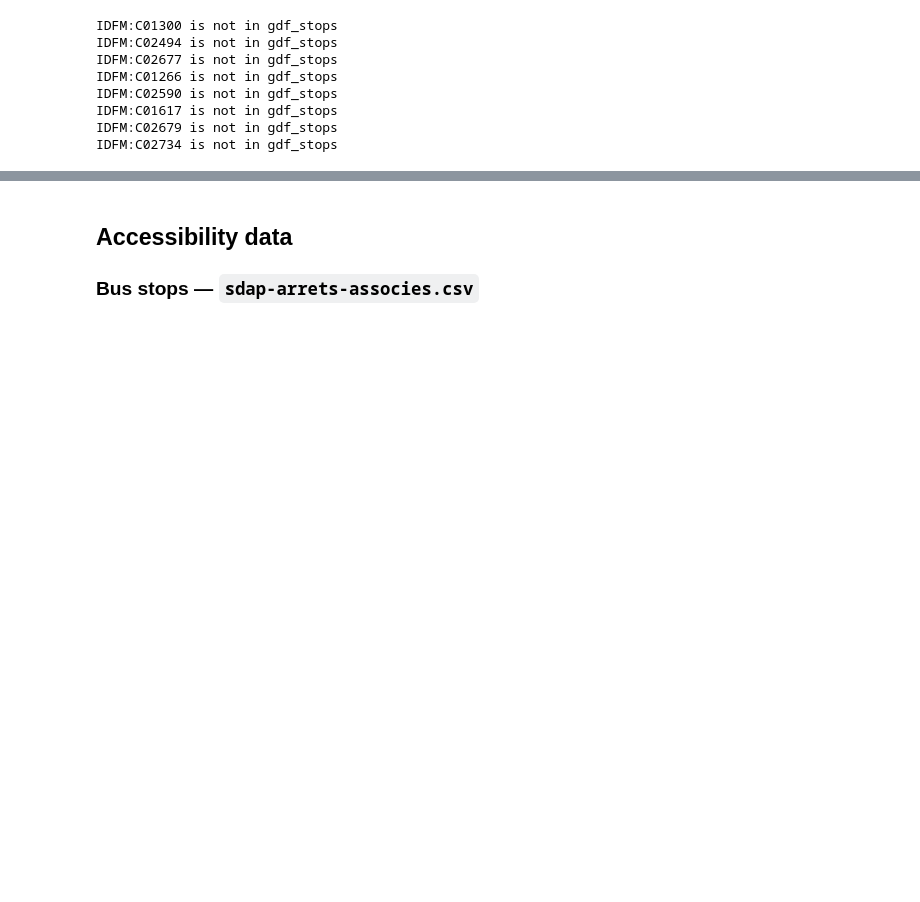
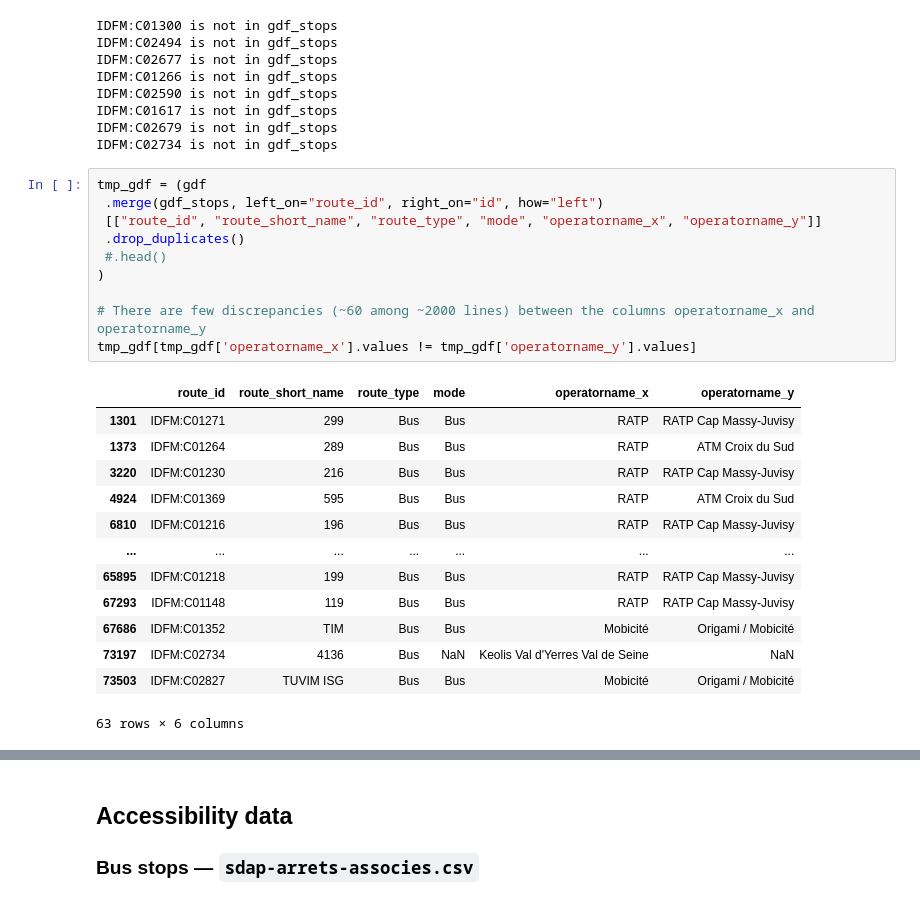
Before and after one commit to gefleury/transports-accessibles-idf, a Jupyter notebook: notebooks/explore_data.ipynb, the cells around one changed output, grey strips where cells are left out. Drawn from its saved outputs; the diff is of its cells as text; blank space fills up the shorter version.

```diff
--- a/notebooks/explore_data.ipynb
+++ b/notebooks/explore_data.ipynb
@@ -284,3 +281,27 @@ IDFM:C02590 is not in gdf_stops
 IDFM:C01617 is not in gdf_stops
 IDFM:C02679 is not in gdf_stops
 IDFM:C02734 is not in gdf_stops
+# %%
+tmp_gdf = (gdf
+ .merge(gdf_stops, left_on="route_id", right_on="id", how="left")
+ [["route_id", "route_short_name", "route_type", "mode", "operatorname_x", "operatorname_y"]]
+ .drop_duplicates()
+ #.head()
+)
+
+# There are few discrepancies (~60 among ~2000 lines) between the columns operatorname_x and operatorname_y
+tmp_gdf[tmp_gdf['operatorname_x'].values != tmp_gdf['operatorname_y'].values]
+# %% [output]
+|  | route_id | route_short_name | route_type | mode | operatorname_x | operatorname_y |
+| 1301 | IDFM:C01271 | 299 | Bus | Bus | RATP | RATP Cap Massy-Juvisy |
+| 1373 | IDFM:C01264 | 289 | Bus | Bus | RATP | ATM Croix du Sud |
+| 3220 | IDFM:C01230 | 216 | Bus | Bus | RATP | RATP Cap Massy-Juvisy |
+| 4924 | IDFM:C01369 | 595 | Bus | Bus | RATP | ATM Croix du Sud |
+| 6810 | IDFM:C01216 | 196 | Bus | Bus | RATP | RATP Cap Massy-Juvisy |
+| ... | ... | ... | ... | ... | ... | ... |
+| 65895 | IDFM:C01218 | 199 | Bus | Bus | RATP | RATP Cap Massy-Juvisy |
+| 67293 | IDFM:C01148 | 119 | Bus | Bus | RATP | RATP Cap Massy-Juvisy |
+| 67686 | IDFM:C01352 | TIM | Bus | Bus | Mobicité | Origami / Mobicité |
+| 73197 | IDFM:C02734 | 4136 | Bus | NaN | Keolis Val d'Yerres Val de Seine | NaN |
+| 73503 | IDFM:C02827 | TUVIM ISG | Bus | Bus | Mobicité | Origami / Mobicité |
+63 rows × 6 columns
```
Also changed, not shown: parts of 4 cells of this notebook, 2 other files.
